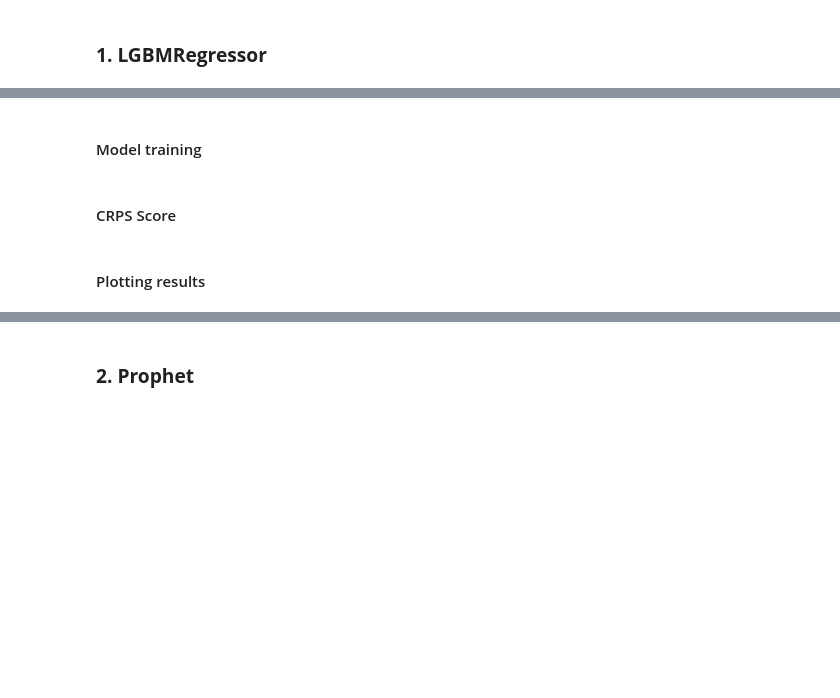
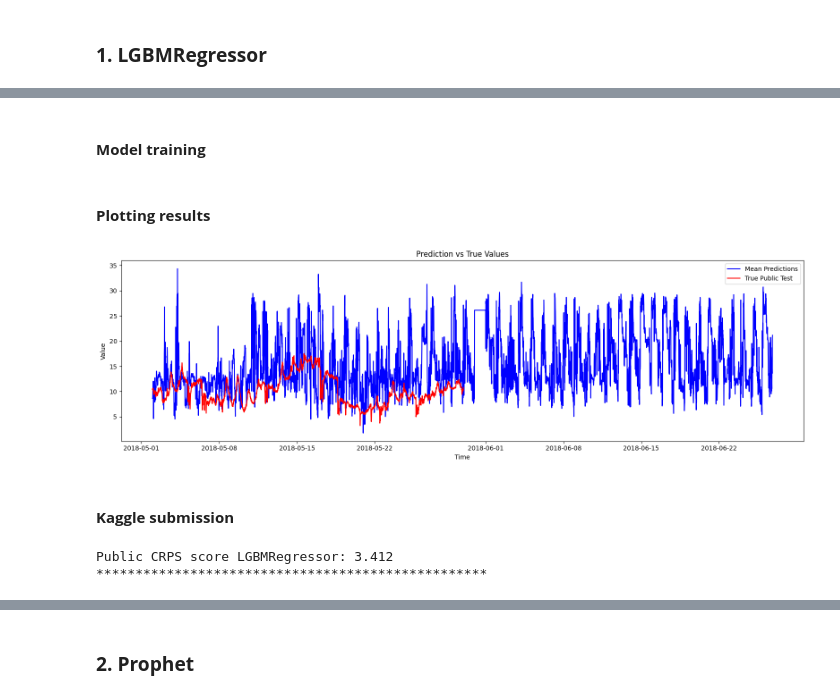
Before and after one commit to pintamonas4575/SERTEMP-project-MAADM-UPM, a Jupyter notebook: SERTEMP_forecasting_challenge.ipynb, the cells around one changed output, grey strips where cells are left out. Cells and saved outputs as stored; diff of their text form; code cells hidden in the pictures; blank space fills up the shorter version.

Commit message:
implemented prophet and RF solutions, LGBM nearly finished

```diff
--- a/SERTEMP_forecasting_challenge.ipynb
+++ b/SERTEMP_forecasting_challenge.ipynb
@@ -110,5 +93,26 @@ X_test = test_df.copy().drop(columns=['date'])
+# %%
+quantiles = [0.025,0.05,0.10,0.15,0.20,0.25,0.30,0.35,0.40,0.45,0.50,0.55,0.60,0.65,0.70,0.75,0.80,0.85,0.90,0.95,0.975]
+quantile_mapping = {
+    0.95: ('0.025', '0.975'),
+    0.9: ('0.05', '0.95'),
+    0.8: ('0.10', '0.90'),
+    0.7: ('0.15', '0.85'),
+    0.6: ('0.20', '0.80'),
+    0.5: ('0.25', '0.75'),
+    0.4: ('0.30', '0.70'),
+    0.3: ('0.35', '0.65'),
+    0.2: ('0.40', '0.60'),
+    0.1: ('0.45', '0.55')
+}
+
+X_train, y_train = train_df.drop(columns=['date', 'Temperature']), train_df['Temperature']
+public_test_df = train_and_public_df[64320:].copy()
+# predigo las 5k de test y ploteo la comparación con las 2,5k públicas mas las 2,5k que no se saben
+test_5k_df = pd.read_csv('data/temperature-forecasting-challenge/test.csv', index_col=['id'])
+test_5k_df['date'] = pd.to_datetime(test_5k_df['date'])
+X_test = test_5k_df.drop(columns=['date'])
 # %% [markdown]
-#### Model training
+#### **Model training**
 # %%
 coverage_models = {}
 for cov_percentage, (q_low, q_high) in quantile_mapping.items():
@@ -122,7 +126,7 @@ median_model = LGBMRegressor(objective='quantile', alpha=0.5, verbose=-1)
 median_model.fit(X_train, y_train)
 predictions_median = median_model.predict(X_test)
 
-predictions_df = pd.DataFrame({"id": test_df.index})
+predictions_df = pd.DataFrame({"id": test_5k_df.index})
 for cov_percentage, (model_lgbm_low, model_lgbm_high) in coverage_models.items():
     low_str, high_str = quantile_mapping[cov_percentage]
     predictions_df[low_str]  = model_lgbm_low.predict(X_test)
@@ -136,12 +140,37 @@ ordered_cols = sorted(float_cols)
 new_order = ['id'] + ordered_cols
 predictions_df = predictions_df[new_order]
 predictions_df.to_csv('results/1_LGBMRegressor_submission.csv', index=False)
-# %% [markdown]
-#### CRPS Score
+# %% [markdown]
+#### **Plotting results**
+# %%
+# x-> timestamp
+# mean-> media (valor del medio)
+# lower-> intevalo de confianza menor
+# upper-> intervalo de confianza superior
+
+plt.figure(figsize=(16, 5))
+plt.plot(test_5k_df['date'], predictions_df['0.50'], label='Mean Predictions', color='blue')
+plt.plot(test_5k_df['date'][:len(public_test_df)], public_test_df['Temperature'], label='True Public Test', color='red')
+# plt.fill_between(predictions_df['0.50'], predictions_df['0.25'], predictions_df['0.75'], color='blue', alpha=0.2, label='Confidence Interval')
+plt.xlabel('Time')
+plt.ylabel('Value')
+plt.title('Prediction vs True Values')
+plt.legend()
+plt.tight_layout()
+plt.show()
+# %% [output]
+[figure, added]
+# %% [markdown]
+#### **Kaggle submission**
 # %%
 from SERTEMP_challenge_CRPS_score import crps, coverage_report
 
-crps_score = crps(predictions_df, test_df)
-print(f"CRPS score: {crps_score:.3f}")
+prueba_predictions_df = predictions_df[:len(test_df)].drop(columns=['id'])
+crps_score = crps(prueba_predictions_df, test_df) # 2,5k predictions
+print(f"Public CRPS score LGBMRegressor: {crps_score:.3f}")
+print("*"*50)
+# TODO: fix coverage report
+# coverage_report(submission=prueba_predictions_df, solution=test_5k_df)
+# %% [output]
+Public CRPS score LGBMRegressor: 3.412
+**************************************************
-# %% [markdown]
-#### Plotting results
```
Also changed, not shown: parts of 32 cells of this notebook.
